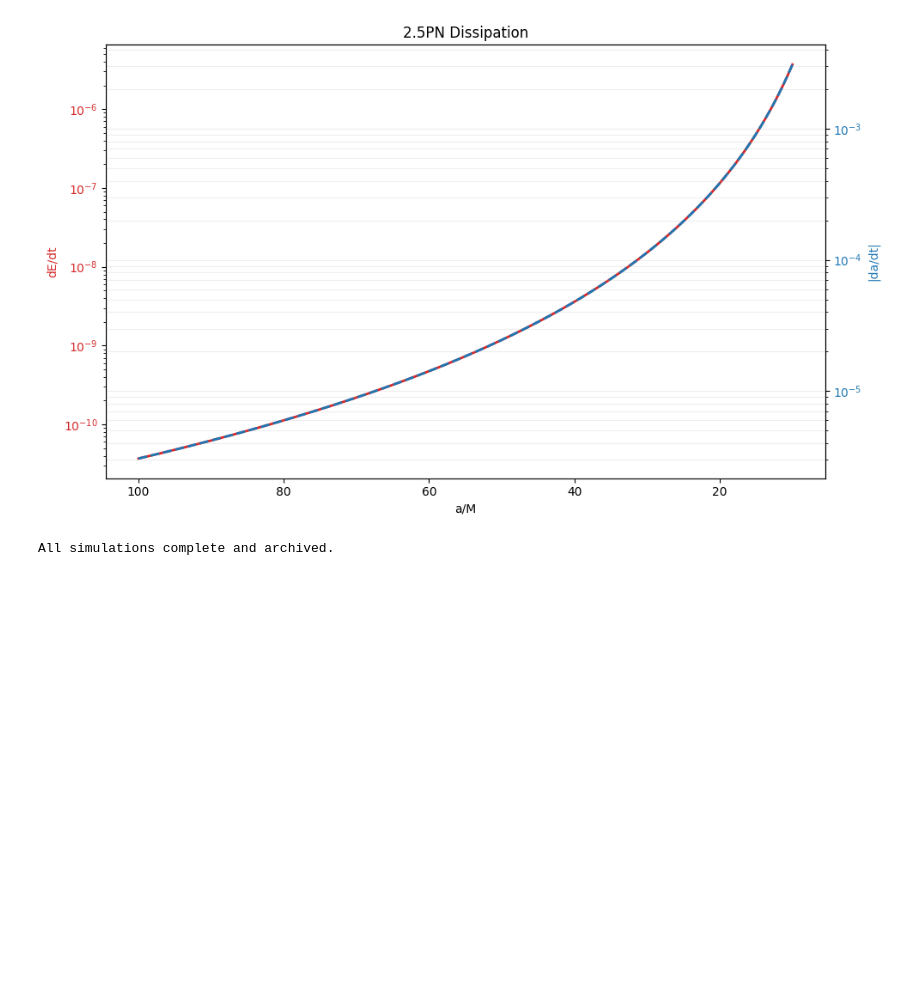
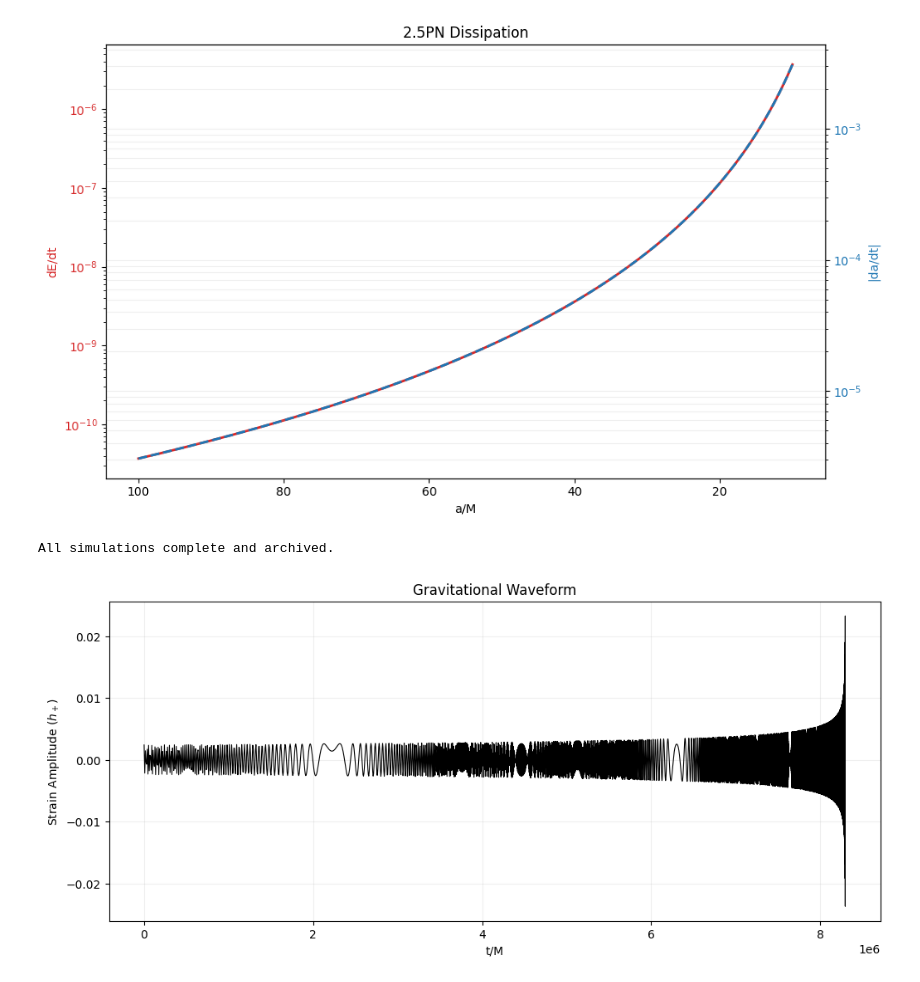
Before and after one commit to giacomobrugali/Entropy-conjecture, a Jupyter notebook: Entropy-conjecture/Precession_Analysis/precession_evolution.ipynb, the cells around one changed output. Cells and saved outputs as stored; diff of their text form; code cells hidden in the pictures; blank space fills up the shorter version.

```diff
--- a/Entropy-conjecture/Precession_V2_analysis/precession_evolution.ipynb
+++ b/Entropy-conjecture/Precession_Analysis/precession_evolution.ipynb
@@ -246,3 +247,23 @@ for q in mass_ratios:
 print("All simulations complete and archived.")
 # %% [output]
 All simulations complete and archived.
+# %%
+omega_orb = np.sqrt(1.0 / a_M**3)
+
+gw_phase = 2 * cumtrapz(omega_orb, t_M, initial=0)
+
+h_envelope = (m1 * m2) / a_M
+
+h_plus = h_envelope * np.cos(gw_phase)
+
+
+plt.figure(figsize=(12, 5))
+plt.plot(t_M, h_plus, color='black', lw=0.8)
+plt.xlabel('t/M')
+plt.ylabel('Strain Amplitude ($h_+$)')
+plt.title('Gravitational Waveform')
+plt.grid(alpha=0.2)
+#plt.xlim(t_M.max() - 5000, t_M.max())
+plt.show()
+# %% [output]
+[figure, added]
```
Also changed, not shown: parts of 3 cells of this notebook, 8 other files.
